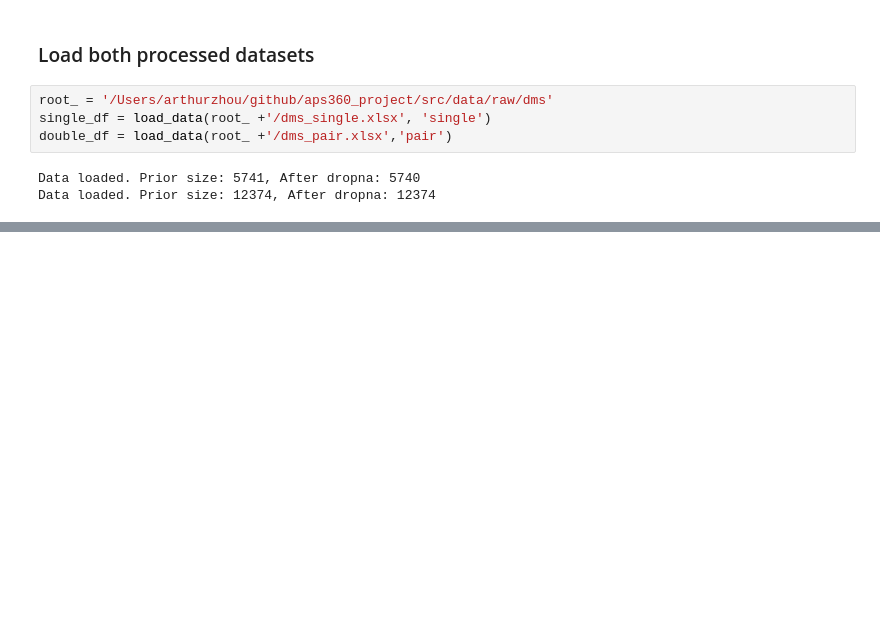
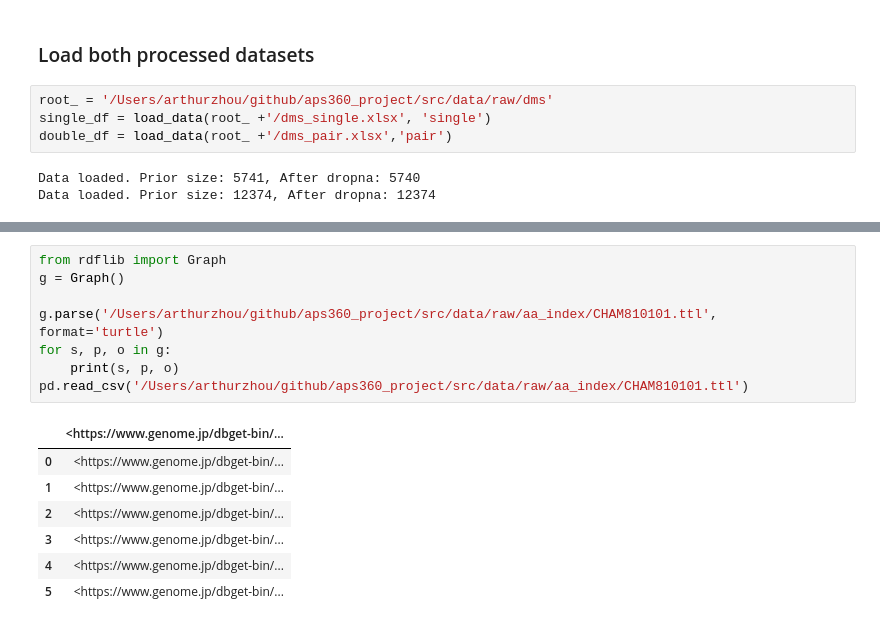
Before and after one commit to Arthurzhou09/aps360_project, a Jupyter notebook: experiments/compare_data.ipynb, the cells around one changed output, grey strips where cells are left out. Cells and saved outputs as stored; diff of their text form; blank space fills up the shorter version.

```diff
--- a/experiments/compare_data.ipynb
+++ b/experiments/compare_data.ipynb
@@ -47,3 +31,19 @@ stats
  'double_in_single_ratio': np.float64(0.7566408307622846),
  'error_intersection': np.int64(10230),
  'error_intersection_ratio': np.float64(0.7698096169764467)}
+# %%
+from rdflib import Graph
+g = Graph()
+
+g.parse('/Users/arthurzhou/github/aps360_project/src/data/raw/aa_index/CHAM810101.ttl', format='turtle')
+for s, p, o in g:
+    print(s, p, o)
+pd.read_csv('/Users/arthurzhou/github/aps360_project/src/data/raw/aa_index/CHAM810101.ttl')
+# %% [output]
+|  | <https://www.genome.jp/dbget-bin/... |
+| 0 | <https://www.genome.jp/dbget-bin/... |
+| 1 | <https://www.genome.jp/dbget-bin/... |
+| 2 | <https://www.genome.jp/dbget-bin/... |
+| 3 | <https://www.genome.jp/dbget-bin/... |
+| 4 | <https://www.genome.jp/dbget-bin/... |
+| 5 | <https://www.genome.jp/dbget-bin/... |
```
Also changed, not shown: parts of 5 cells of this notebook, 1 other file.
